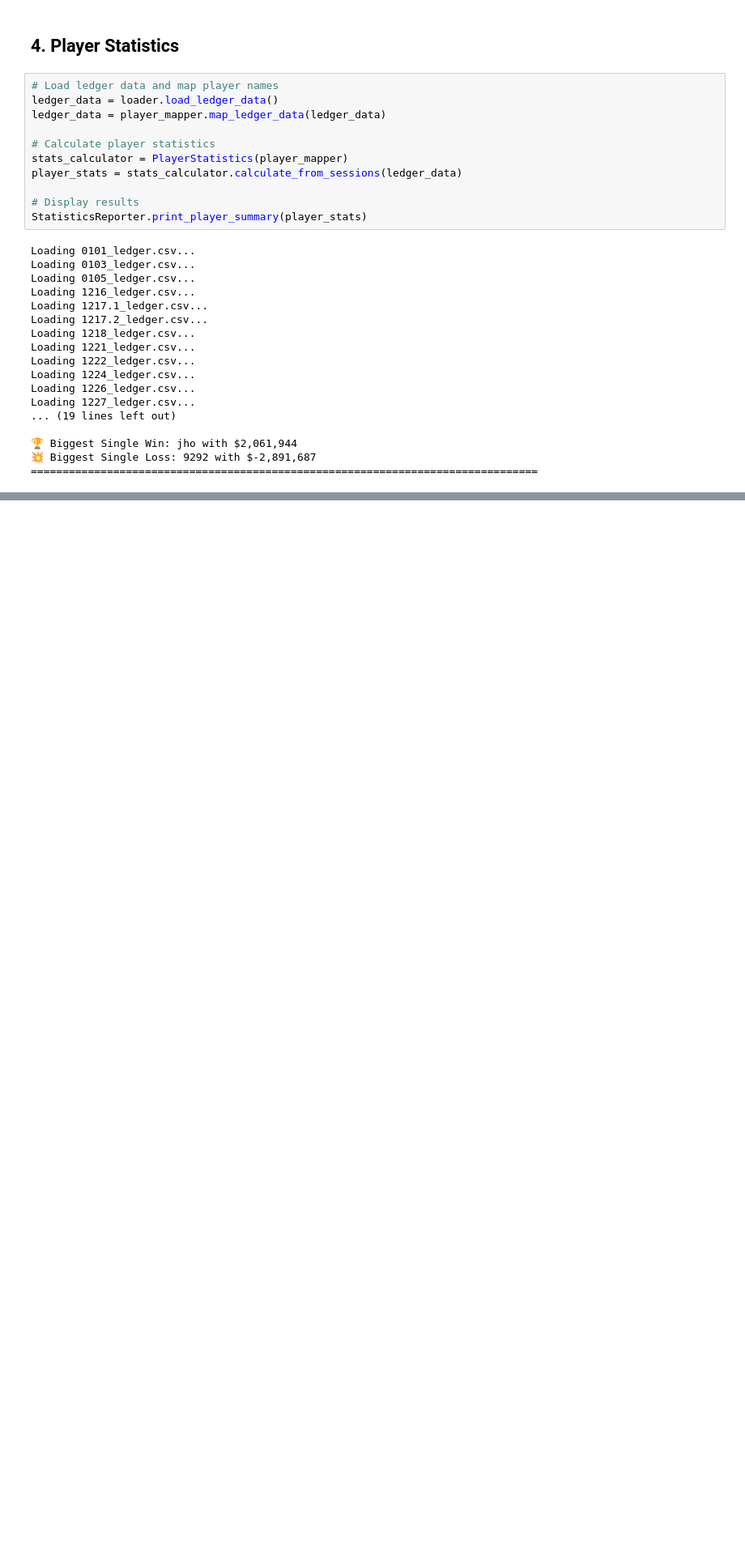
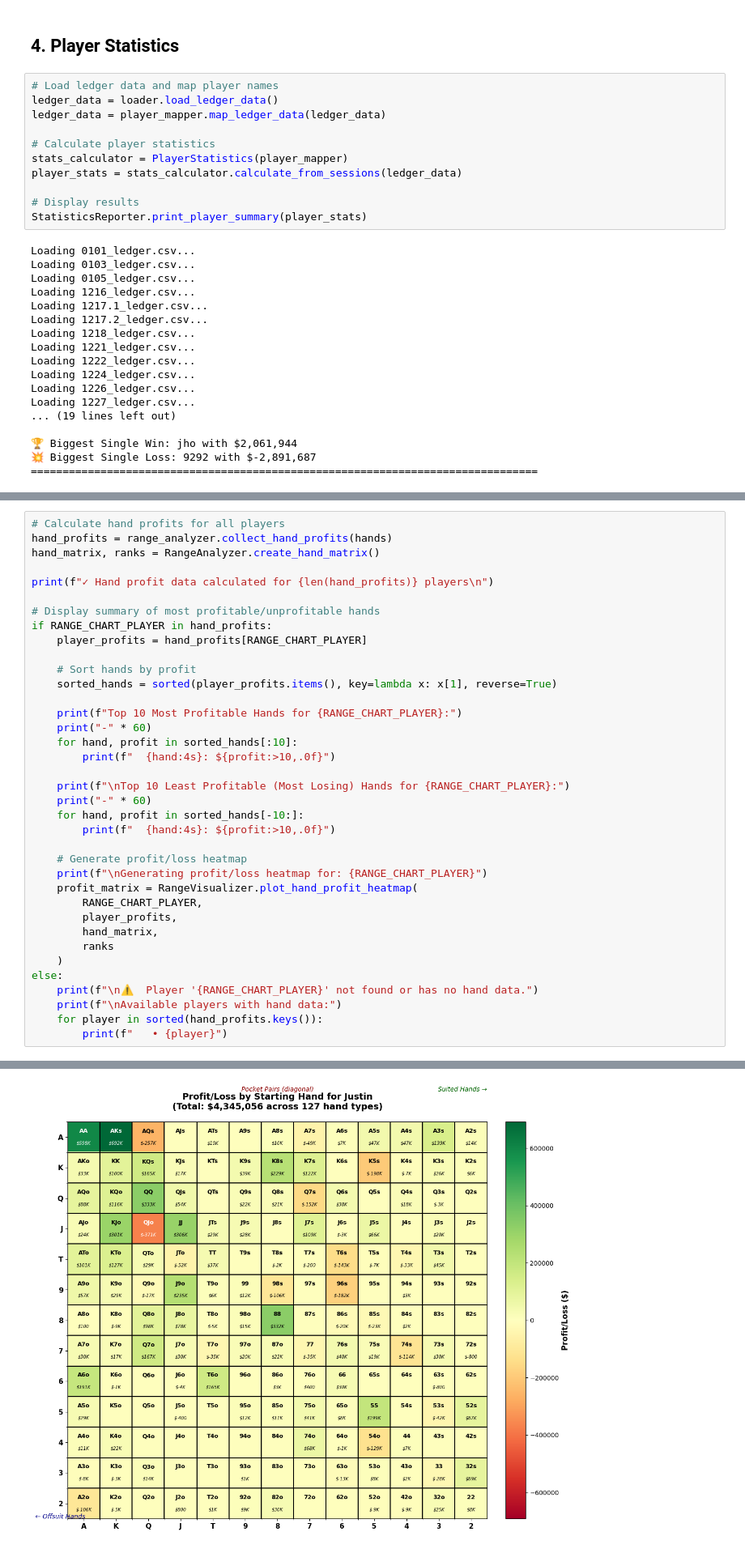
Before and after one commit to junghodavidlee/ppp, a Jupyter notebook: main_v3.ipynb, the cells around one changed output, grey strips where cells are left out. Shown at 81% size. Cells and saved outputs as stored; diff of their text form; blank space fills up the shorter version.

Commit message:
added new p/l graph

```diff
--- a/main_v3.ipynb
+++ b/main_v3.ipynb
@@ -443,0 +414,38 @@ Bad pipe message: %s [b'-Host: 34425-firebase-ppp-1767319554300.cluster-cd3bsnf6
+# %%
+# Calculate hand profits for all players
+hand_profits = range_analyzer.collect_hand_profits(hands)
+hand_matrix, ranks = RangeAnalyzer.create_hand_matrix()
+
+print(f"✓ Hand profit data calculated for {len(hand_profits)} players\n")
+
+# Display summary of most profitable/unprofitable hands
+if RANGE_CHART_PLAYER in hand_profits:
+    player_profits = hand_profits[RANGE_CHART_PLAYER]
+
+    # Sort hands by profit
+    sorted_hands = sorted(player_profits.items(), key=lambda x: x[1], reverse=True)
+
+    print(f"Top 10 Most Profitable Hands for {RANGE_CHART_PLAYER}:")
+    print("-" * 60)
+    for hand, profit in sorted_hands[:10]:
+        print(f"  {hand:4s}: ${profit:>10,.0f}")
+
+    print(f"\nTop 10 Least Profitable (Most Losing) Hands for {RANGE_CHART_PLAYER}:")
+    print("-" * 60)
+    for hand, profit in sorted_hands[-10:]:
+        print(f"  {hand:4s}: ${profit:>10,.0f}")
+
+    # Generate profit/loss heatmap
+    print(f"\nGenerating profit/loss heatmap for: {RANGE_CHART_PLAYER}")
+    profit_matrix = RangeVisualizer.plot_hand_profit_heatmap(
+        RANGE_CHART_PLAYER,
+        player_profits,
+        hand_matrix,
+        ranks
+    )
+else:
+    print(f"\n⚠️  Player '{RANGE_CHART_PLAYER}' not found or has no hand data.")
+    print(f"\nAvailable players with hand data:")
+    for player in sorted(hand_profits.keys()):
+        print(f"   • {player}")
+# %% [output]
@@ -443,0 +469 @@ Bad pipe message: %s [b'-Host: 34425-firebase-ppp-1767319554300.cluster-cd3bsnf6
+[figure, added]
```
Also changed, not shown: parts of 11 cells of this notebook, 4 other files.
